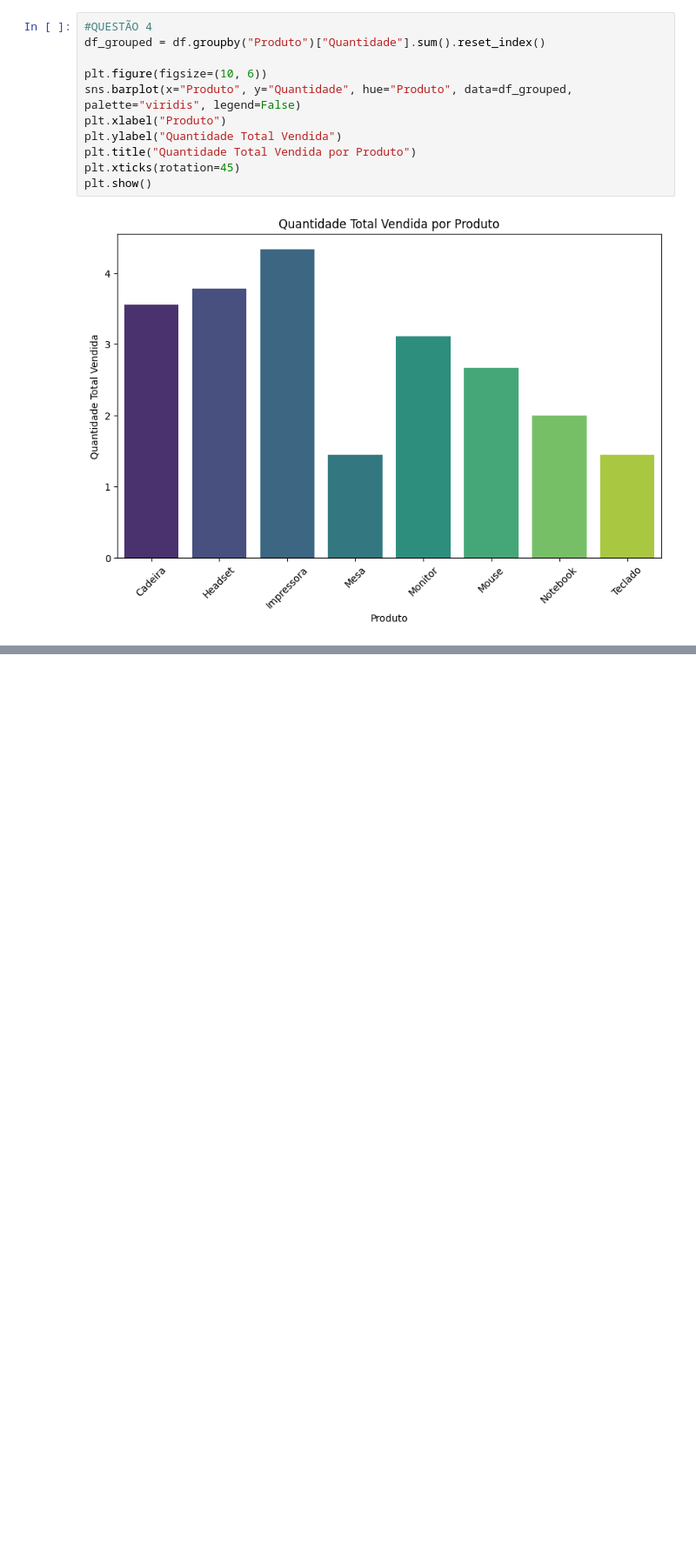
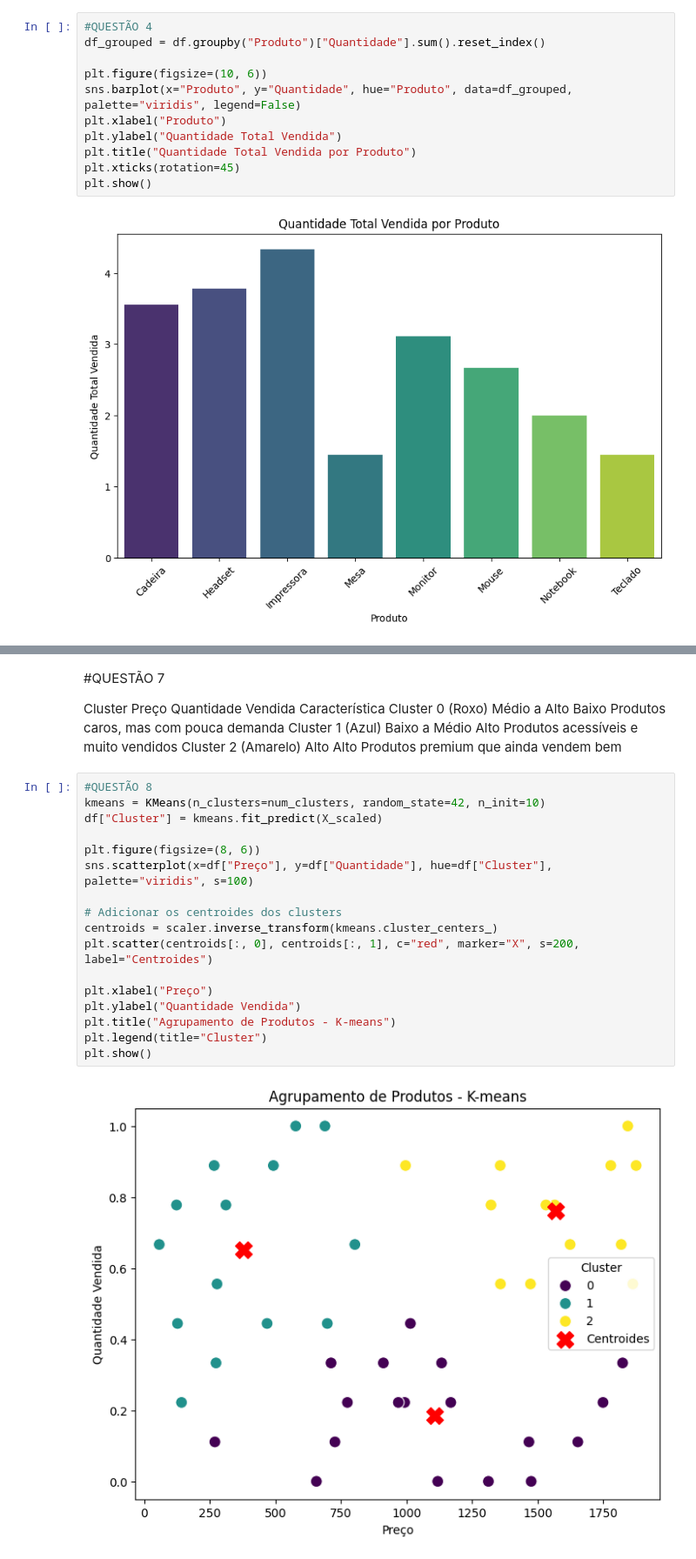
Before and after one commit to GabrielaPMRS/data-science, a Jupyter notebook: lista_1/1.ipynb, the cells around one changed output, grey strips where cells are left out. Shown at 87% size. Cells and saved outputs as stored; diff of their text form; blank space fills up the shorter version.

```diff
--- a/lista_1/1.ipynb
+++ b/lista_1/1.ipynb
@@ -138,0 +154,26 @@ weighted avg       0.56      0.56      0.56         9
+# %% [markdown]
+#QUESTÃO 7
+
+Cluster	            Preço	        Quantidade Vendida	Característica
+Cluster 0 (Roxo)	Médio a Alto	Baixo	            Produtos caros, mas com pouca demanda
+Cluster 1 (Azul)	Baixo a Médio	Alto	            Produtos acessíveis e muito vendidos
+Cluster 2 (Amarelo)	Alto	        Alto	            Produtos premium que ainda vendem bem
+# %%
+#QUESTÃO 8
+kmeans = KMeans(n_clusters=num_clusters, random_state=42, n_init=10)
+df["Cluster"] = kmeans.fit_predict(X_scaled)
+
+plt.figure(figsize=(8, 6))
+sns.scatterplot(x=df["Preço"], y=df["Quantidade"], hue=df["Cluster"], palette="viridis", s=100)
+
+# Adicionar os centroides dos clusters
+centroids = scaler.inverse_transform(kmeans.cluster_centers_)
+plt.scatter(centroids[:, 0], centroids[:, 1], c="red", marker="X", s=200, label="Centroides")
+
+plt.xlabel("Preço")
+plt.ylabel("Quantidade Vendida")
+plt.title("Agrupamento de Produtos - K-means")
+plt.legend(title="Cluster")
+plt.show()
+# %% [output]
+[figure, added]
```
Also changed, not shown: parts of 6 cells of this notebook.
